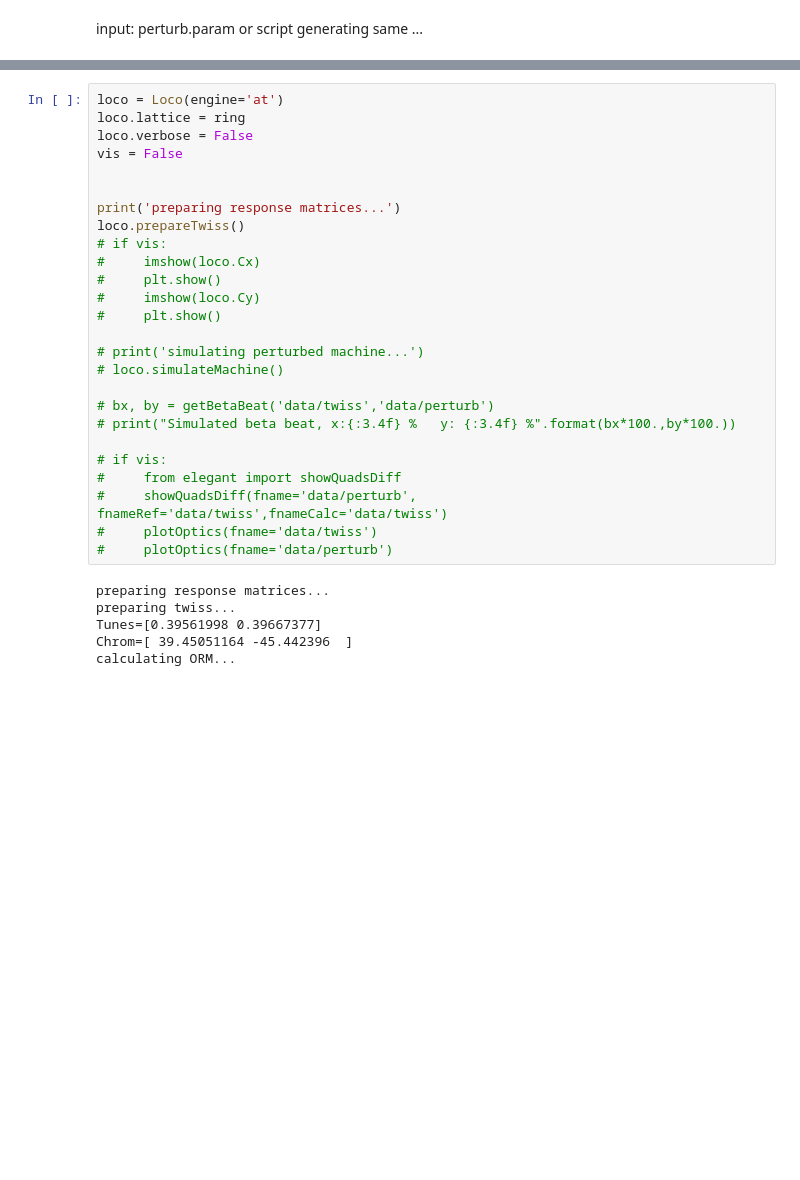
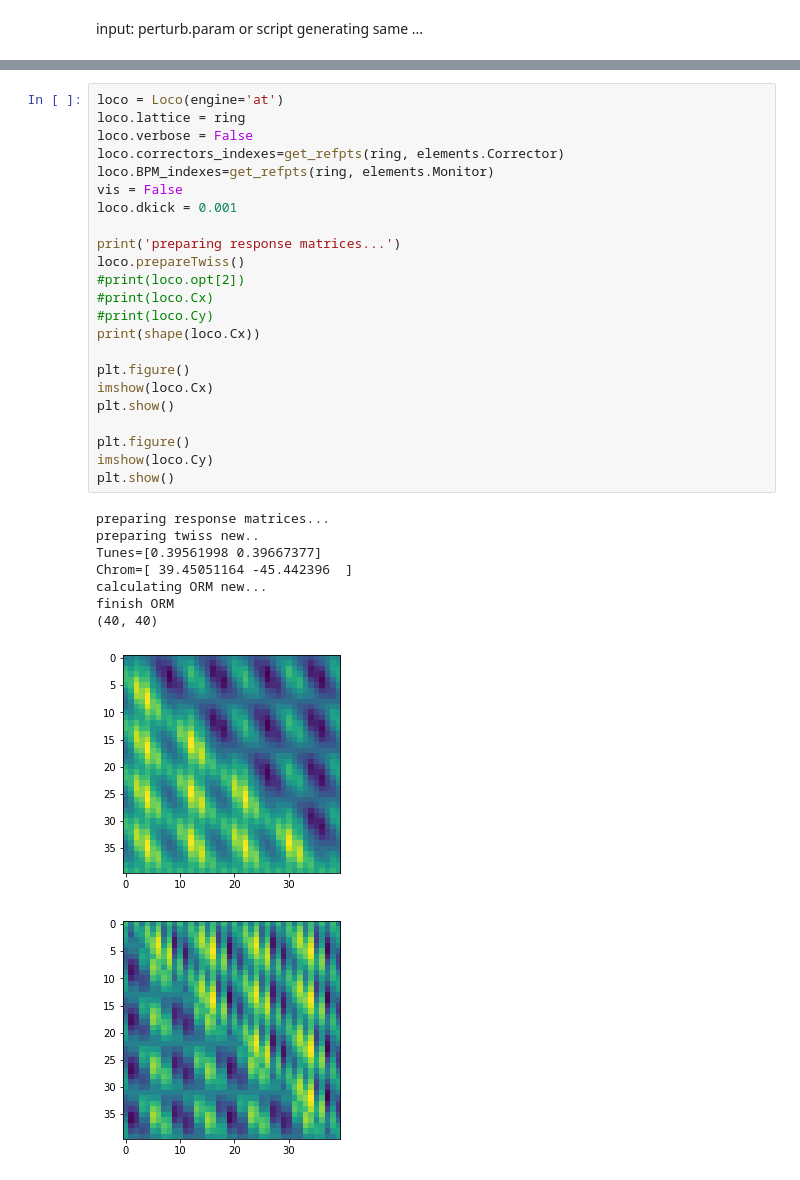
Before and after one commit to iagapov/pyat-loco, a Jupyter notebook: fodo_loco/fodo_loco_at.ipynb, the cells around one changed output, grey strips where cells are left out. Saved outputs shown, nothing was run; the diff lists cells and outputs as text; blank space fills up the shorter version.

```diff
--- a/fodo_loco/fodo_loco_at.ipynb
+++ b/fodo_loco/fodo_loco_at.ipynb
@@ -146,32 +170,33 @@ Chrom=[ 39.45051164 -45.442396  ]
-# %%
-loco = Loco(engine='at')
-loco.lattice = ring
-loco.verbose = False
-vis = False
-
-
-print('preparing response matrices...')
-loco.prepareTwiss()
-# if vis:
-#     imshow(loco.Cx)
-#     plt.show()
-#     imshow(loco.Cy)
-#     plt.show()
-
-# print('simulating perturbed machine...')
-# loco.simulateMachine()
-
-# bx, by = getBetaBeat('data/twiss','data/perturb')
-# print("Simulated beta beat, x:{:3.4f} %   y: {:3.4f} %".format(bx*100.,by*100.))
-
-# if vis:
-#     from elegant import showQuadsDiff
-#     showQuadsDiff(fname='data/perturb', fnameRef='data/twiss',fnameCalc='data/twiss')
-#     plotOptics(fname='data/twiss')
-#     plotOptics(fname='data/perturb')
-# %% [output]
-preparing response matrices...
-preparing twiss...
-Tunes=[0.39561998 0.39667377]
-Chrom=[ 39.45051164 -45.442396  ]
-calculating ORM...
+# %%
+loco = Loco(engine='at')
+loco.lattice = ring
+loco.verbose = False
+loco.correctors_indexes=get_refpts(ring, elements.Corrector)
+loco.BPM_indexes=get_refpts(ring, elements.Monitor)
+vis = False
+loco.dkick = 0.001
+
+print('preparing response matrices...')
+loco.prepareTwiss()
+#print(loco.opt[2])
+#print(loco.Cx)
+#print(loco.Cy)
+print(shape(loco.Cx))
+
+plt.figure()
+imshow(loco.Cx)
+plt.show()
+
+plt.figure()
+imshow(loco.Cy)
+plt.show()
+# %% [output]
+preparing response matrices...
+preparing twiss new..
+Tunes=[0.39561998 0.39667377]
+Chrom=[ 39.45051164 -45.442396  ]
+calculating ORM new...
+finish ORM
+(40, 40)
+[figure, added]
+[figure, added]
```
Also changed, not shown: parts of 5 cells of this notebook, 1 other file.
